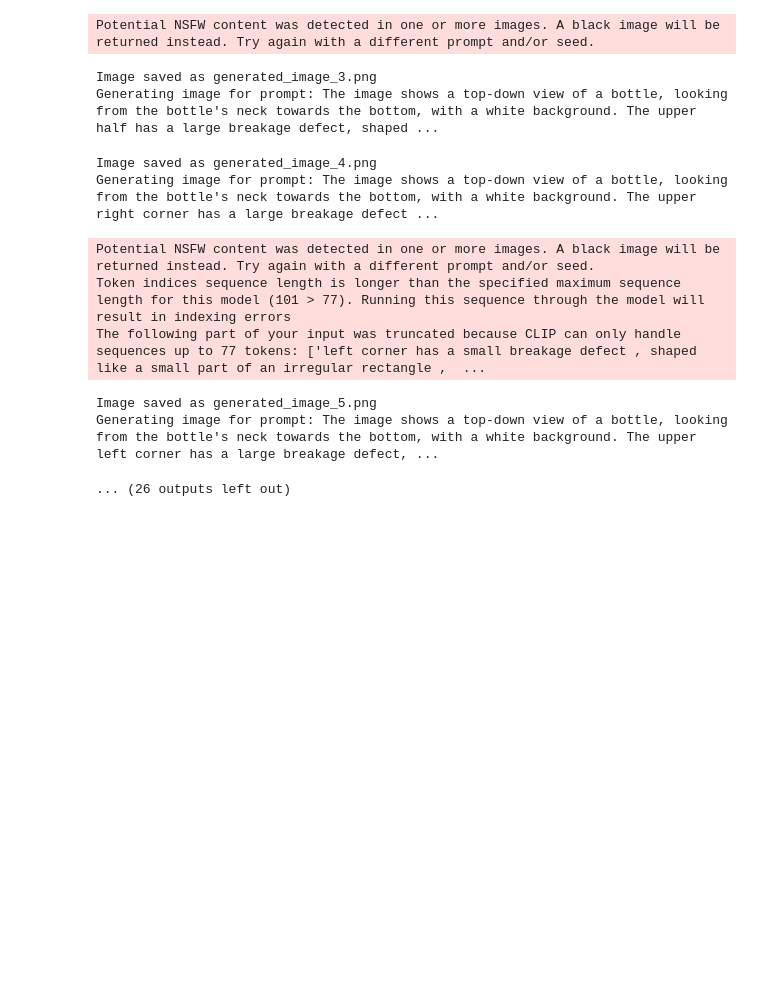
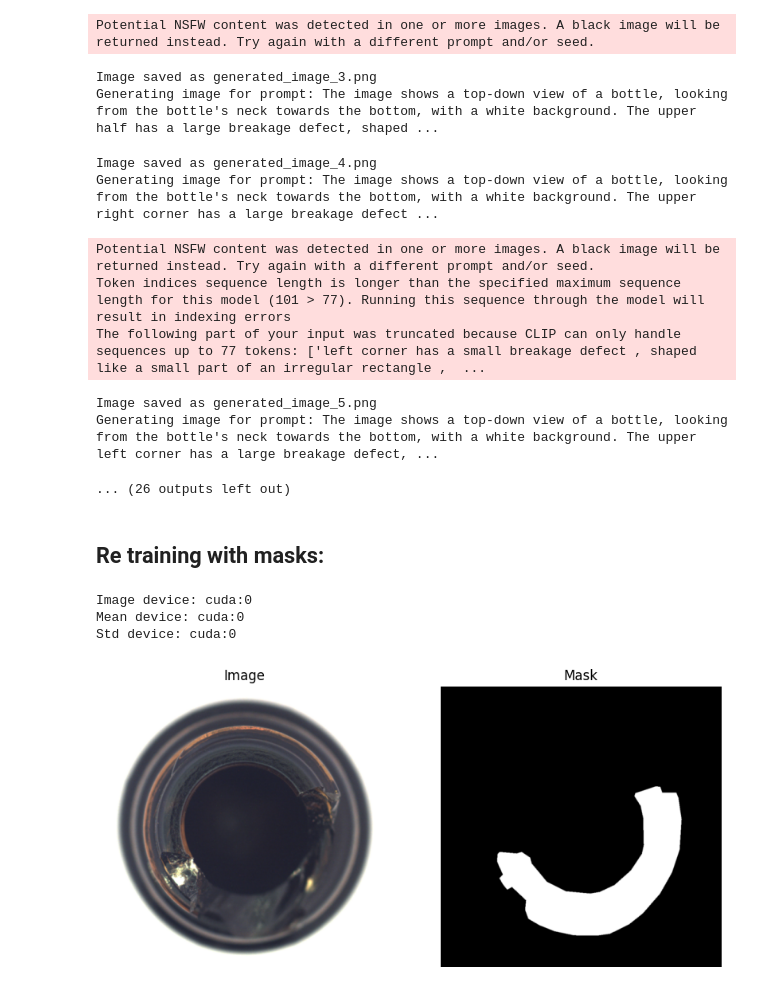
Before and after one commit to agasheaditya/siemens-rag-bot, a Jupyter notebook: siemens-energy/notebooks/P1.ipynb, the cells around one changed output. Saved outputs shown, nothing was run; the diff lists cells and outputs as text; code cells hidden in the pictures; blank space fills up the shorter version.

Commit message:
adding a training logig with masks and trying to visualize the masks for respective image inputs: WIP - run training and inference for the masks

```diff
--- a/siemens-energy/notebooks/P1.ipynb
+++ b/siemens-energy/notebooks/P1.ipynb
@@ -118,6 +121,7 @@ pipe = StableDiffusionPipeline.from_pretrained(model_id, torch_dtype=torch.float
 pipe.text_encoder.to("cpu")  # Move text encoder to CPU
 pipe.scheduler = DPMSolverMultistepScheduler.from_config(pipe.scheduler.config)
 pipe.to("cuda")
+pipe.safety_checker = None
 
 # Tokenize and encode captions
 tokenizer = pipe.tokenizer
@@ -260,8 +266,10 @@ from peft import LoraConfig, get_peft_model
 # lora_model.load_state_dict(torch.load("/path/to/fine_tuned_weights.pth"))
 
 # Define the inference function
+
+
 def generate_image(pipe, prompt, num_inference_steps=20, guidance_scale=10):
-    negative_prompt = "image should not be dark and blurry."
+    negative_prompt = "image should not be dark and blurry and it should not contain nude, explicit, violent, gore content."
     with torch.no_grad():
         with torch.cuda.amp.autocast():
             image = pipe(prompt, negative_prompt = negative_prompt, num_inference_steps=num_inference_steps, guidance_scale=guidance_scale).images[0]
@@ -310,3 +318,50 @@ The following part of your input was truncated because CLIP can only handle sequ
 Image saved as generated_image_5.png
 Generating image for prompt: The image shows a top-down view of a bottle, looking from the bottle's neck towards the bottom, with a white background. The upper left corner has a large breakage defect, ...
 ... (26 outputs left out)
+# %% [markdown]
+## Re training with masks:
+# %%
+def visualize_training_sample(image, mask):
+    """
+    Visualize an image and its corresponding mask.
+
+    Args:
+        image (torch.Tensor): Normalized image tensor (C, H, W).
+        mask (torch.Tensor): Mask tensor (H, W).
+    """
+    # Ensure mean and std are on the same device as the image
+    mean = torch.tensor([0.5, 0.5, 0.5], device=image.device).view(3, 1, 1)  # Shape: (C, 1, 1)
+    std = torch.tensor([0.5, 0.5, 0.5], device=image.device).view(3, 1, 1)   # Shape: (C, 1, 1)
+    print(f"Image device: {image.device}")
+    print(f"Mean device: {mean.device}")
+    print(f"Std device: {std.device}")
+    # Denormalize the image
+    denormalized_image = image * std + mean  # Denormalize
+    denormalized_image = torch.clamp(denormalized_image, 0, 1)  # Clamp to [0, 1]
+
+    # Convert tensors to NumPy arrays for visualization
+    image_np = denormalized_image.permute(1, 2, 0).cpu().numpy()  # Shape: (H, W, C)
+    mask_np = mask.squeeze().cpu().numpy()  # Remove channel dimension if present
+
+    # Plot the image and mask
+    fig, axes = plt.subplots(1, 2, figsize=(10, 5))
+    axes[0].imshow(image_np)
+    axes[0].set_title("Image")
+    axes[0].axis("off")
+
+    axes[1].imshow(mask_np, cmap="gray")
+    axes[1].set_title("Mask")
+    axes[1].axis("off")
+
+    plt.show()
+
+# Example usage
+for batch in dataloader:
+    images, masks, captions = batch  # Extract batch data
+    visualize_training_sample(images[0], masks[0])  # Visualize the first sample in the batch
+    break  # Stop after visualizing one batch
+# %% [output]
+Image device: cuda:0
+Mean device: cuda:0
+Std device: cuda:0
+[figure, added]
```
Also changed, not shown: parts of 4 cells of this notebook.
